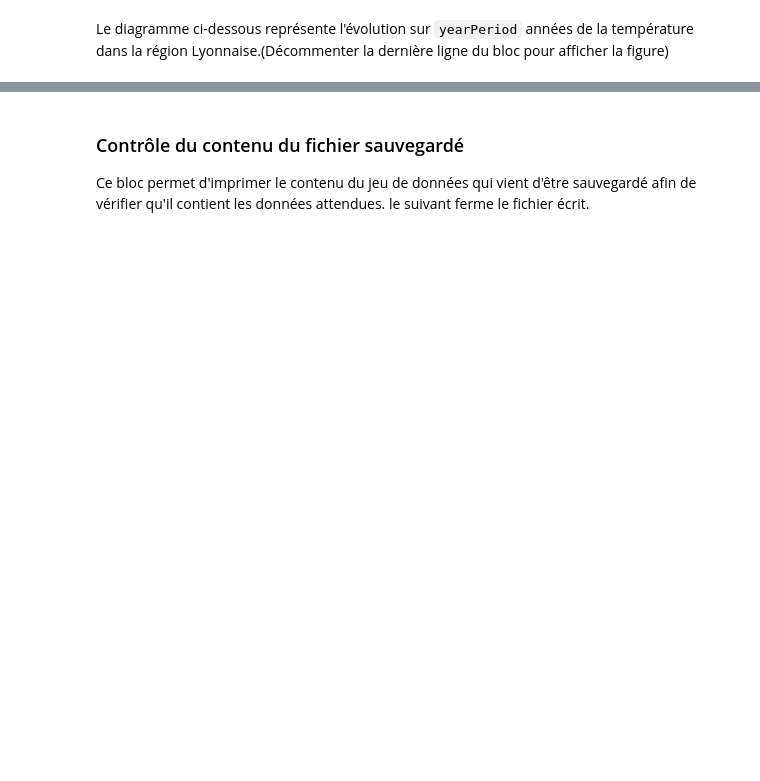
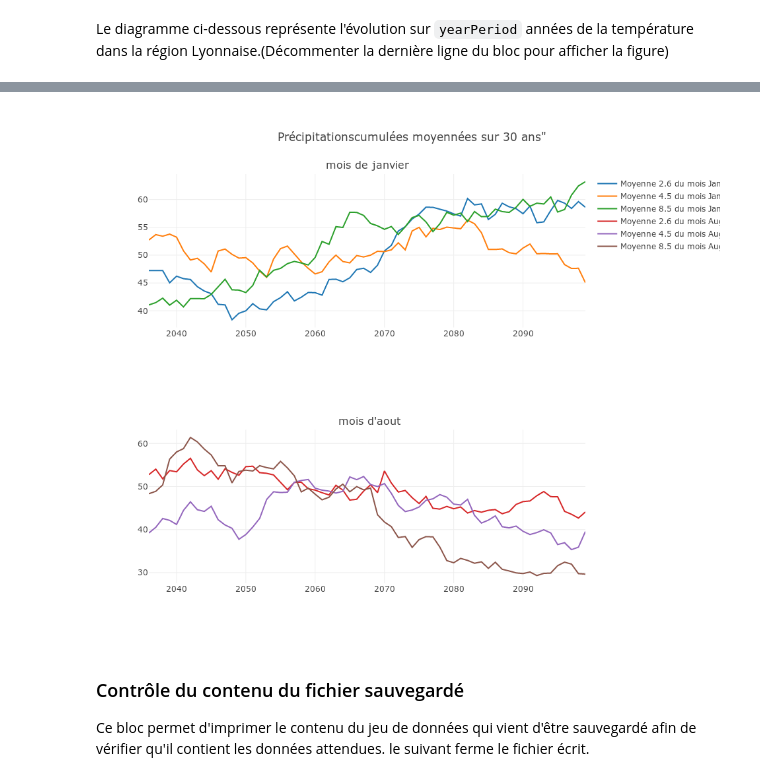
Before and after one commit to g-vidal/CahiersDeProgrammesClimat, a Jupyter notebook: lyonTmax3scen2006-2100.ipynb, the cells around one changed output, grey strips where cells are left out. Drawn from its saved outputs; the diff is of its cells as text; code cells hidden in the pictures; blank space fills up the shorter version.

```diff
--- a/lyonTmax3scen2006-2100.ipynb
+++ b/lyonTmax3scen2006-2100.ipynb
@@ -502,0 +518,78 @@ This is the format of your plot grid:
+# %%
+moycAreaInterval_26 = np.zeros((lencalcMonths,yearPeriod))
+moycAreaInterval_45 = np.zeros((lencalcMonths,yearPeriod))
+moycAreaInterval_85 = np.zeros((lencalcMonths,yearPeriod))
+yearPeriodp = yearPeriod - yearInterval
+for p in range(yearPeriodp) :
+    a = startYear + p
+    b = endYear + p
+    moycAreaInterval_26[:,p] = np.mean(lyon_rstrc26[a:b,calcMonth,startj:endj,starti:endi],axis=(0,2,3))
+    moycAreaInterval_45[:,p] = np.mean(lyon_rstrc45[a:b,calcMonth,startj:endj,starti:endi],axis=(0,2,3))
+    moycAreaInterval_85[:,p] = np.mean(lyon_rstrc85[a:b,calcMonth,startj:endj,starti:endi],axis=(0,2,3))
+#print(moyAreaInterval)
+firstPlotYear = startYear + yearInterval
+lastPlotYear = firstPlotYear + yearPeriodp
+data = [] * lencalcMonths
+trace = [] * lencalcMonths
+# %%
+
+q = 0
+trace26_0 = go.Scatter(
+    x = lyon_year[firstPlotYear:lastPlotYear],
+    y = moycAreaInterval_26[q,:],
+    name ='Moyenne 2.6 du mois %s'%lyon_month[calcMonth[q]],
+)
+trace45_0 = go.Scatter(
+    x = lyon_year[firstPlotYear:lastPlotYear],
+    y = moycAreaInterval_45[q,:],
+    name ='Moyenne 4.5 du mois %s'%lyon_month[calcMonth[q]],
+)
+trace85_0 = go.Scatter(
+    x = lyon_year[firstPlotYear:lastPlotYear],
+    y = moycAreaInterval_85[q,:],
+    name ='Moyenne 8.5 du mois %s'%lyon_month[calcMonth[q]],
+)
+
+q = 1
+trace26_1 = go.Scatter(
+    x = lyon_year[firstPlotYear:lastPlotYear],
+    y = moycAreaInterval_26[q,:],
+    name ='Moyenne 2.6 du mois %s'%lyon_month[calcMonth[q]],
+    xaxis='x2',
+    yaxis='y2'
+
+)
+trace45_1 = go.Scatter(
+    x = lyon_year[firstPlotYear:lastPlotYear],
+    y = moycAreaInterval_45[q,:],
+    name ='Moyenne 4.5 du mois %s'%lyon_month[calcMonth[q]],
+    xaxis='x2',
+    yaxis='y2'
+)
+
+trace85_1 = go.Scatter(
+    x = lyon_year[firstPlotYear:lastPlotYear],
+    y = moycAreaInterval_85[q,:],
+    name ='Moyenne 8.5 du mois %s'%lyon_month[calcMonth[q]],
+    xaxis='x2',
+    yaxis='y2'
+)
+
+fig = tools.make_subplots(rows=2,
+                          cols=1,
+                          subplot_titles=("mois de janvier",
+                                          " mois d'aout")
+)
+
+fig.append_trace(trace26_0, 1, 1)
+fig.append_trace(trace45_0, 1, 1)
+fig.append_trace(trace85_0, 1, 1)
+fig.append_trace(trace26_1, 2, 1)
+fig.append_trace(trace45_1, 2, 1)
+fig.append_trace(trace85_1, 2, 1)
+
+
+
+fig['layout'].update(height=800, width=1000, title='Précipitationscumulées moyennées sur 30 ans"')
+py.iplot(fig, filename='basic-line')
+# %% [output]
@@ -503,3 +599,4 @@ This is the format of your plot grid:
+[figure, added]
 # %% [markdown]
 ### Contrôle du contenu du fichier sauvegardé
 Ce bloc permet d'imprimer le contenu du jeu de données qui vient d'être sauvegardé afin de vérifier qu'il contient les données attendues. le suivant ferme le fichier écrit.
```
Also changed, not shown: parts of 10 cells of this notebook, 1 other file.
